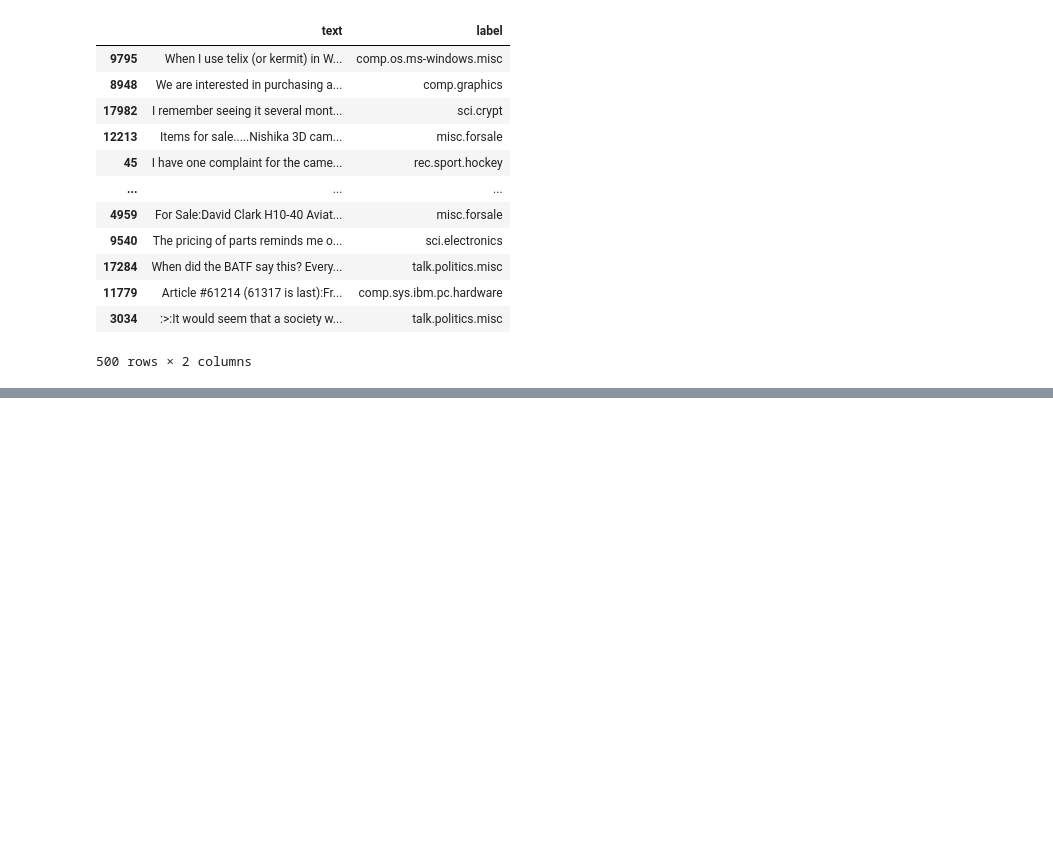
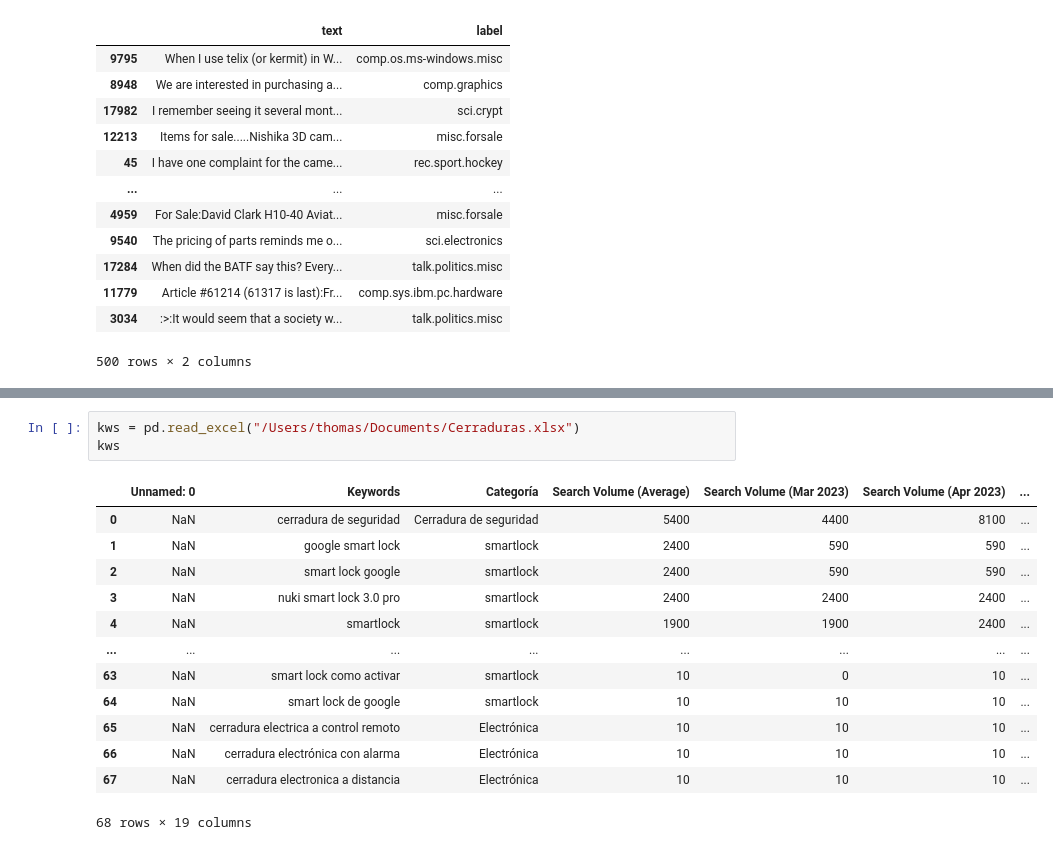
Before and after one commit to graphext/cuery, a Jupyter notebook: notebooks/topics.ipynb, the cells around one changed output, grey strips where cells are left out. Drawn from its saved outputs; the diff is of its cells as text; blank space fills up the shorter version.

```diff
--- a/notebooks/topics.ipynb
+++ b/notebooks/topics.ipynb
@@ -327,0 +338,17 @@ Name: count, dtype: int64
+# %%
+kws = pd.read_excel("/Users/thomas/Documents/Cerraduras.xlsx")
+kws
+# %% [output]
+|  | Unnamed: 0 | Keywords | Categoría | Search Volume (Average) | Search Volume (Mar 2023) | Search Volume (Apr 2023) | ... |
+| 0 | NaN | cerradura de seguridad | Cerradura de seguridad | 5400 | 4400 | 8100 | ... |
+| 1 | NaN | google smart lock | smartlock | 2400 | 590 | 590 | ... |
+| 2 | NaN | smart lock google | smartlock | 2400 | 590 | 590 | ... |
+| 3 | NaN | nuki smart lock 3.0 pro | smartlock | 2400 | 2400 | 2400 | ... |
+| 4 | NaN | smartlock | smartlock | 1900 | 1900 | 2400 | ... |
+| ... | ... | ... | ... | ... | ... | ... | ... |
+| 63 | NaN | smart lock como activar | smartlock | 10 | 0 | 10 | ... |
+| 64 | NaN | smart lock de google | smartlock | 10 | 10 | 10 | ... |
+| 65 | NaN | cerradura electrica a control remoto | Electrónica | 10 | 10 | 10 | ... |
+| 66 | NaN | cerradura electrónica con alarma | Electrónica | 10 | 10 | 10 | ... |
+| 67 | NaN | cerradura electronica a distancia | Electrónica | 10 | 10 | 10 | ... |
+68 rows × 19 columns
```
Also changed, not shown: parts of 15 cells of this notebook, 1 other file.
